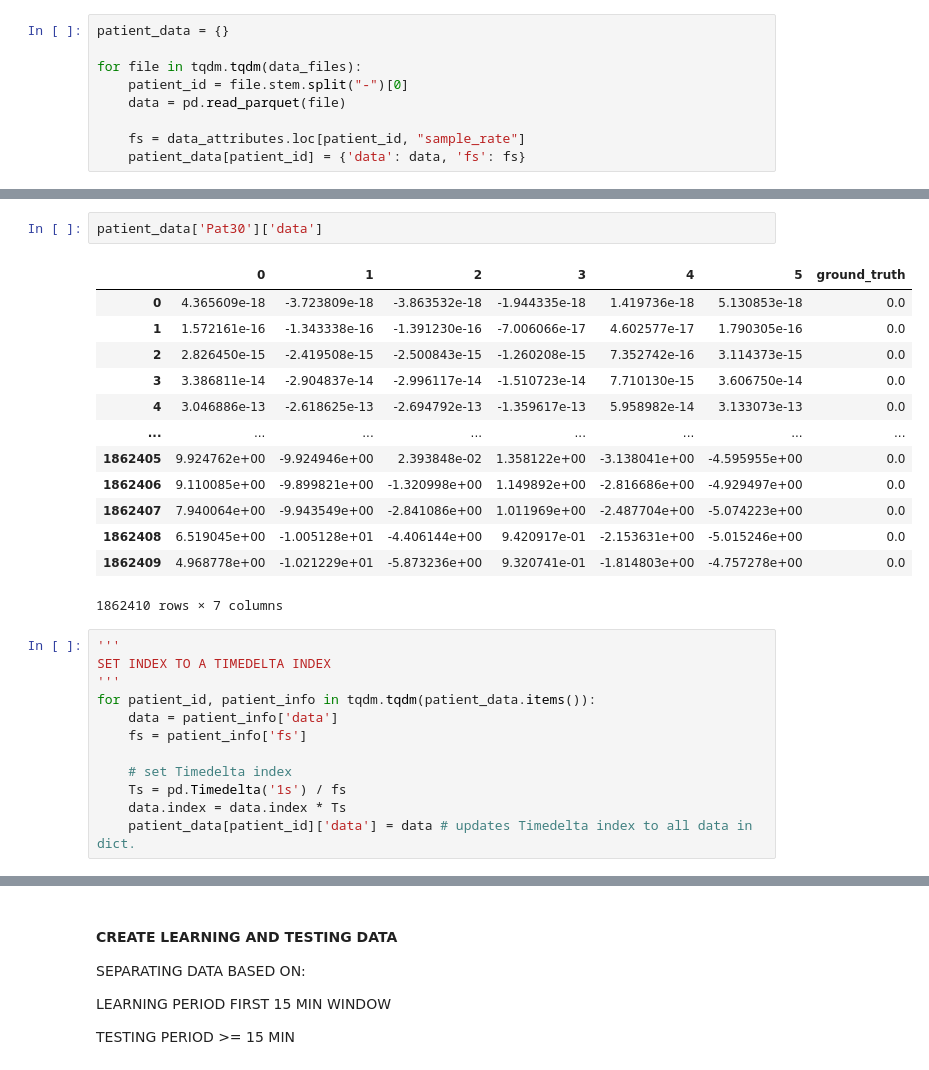
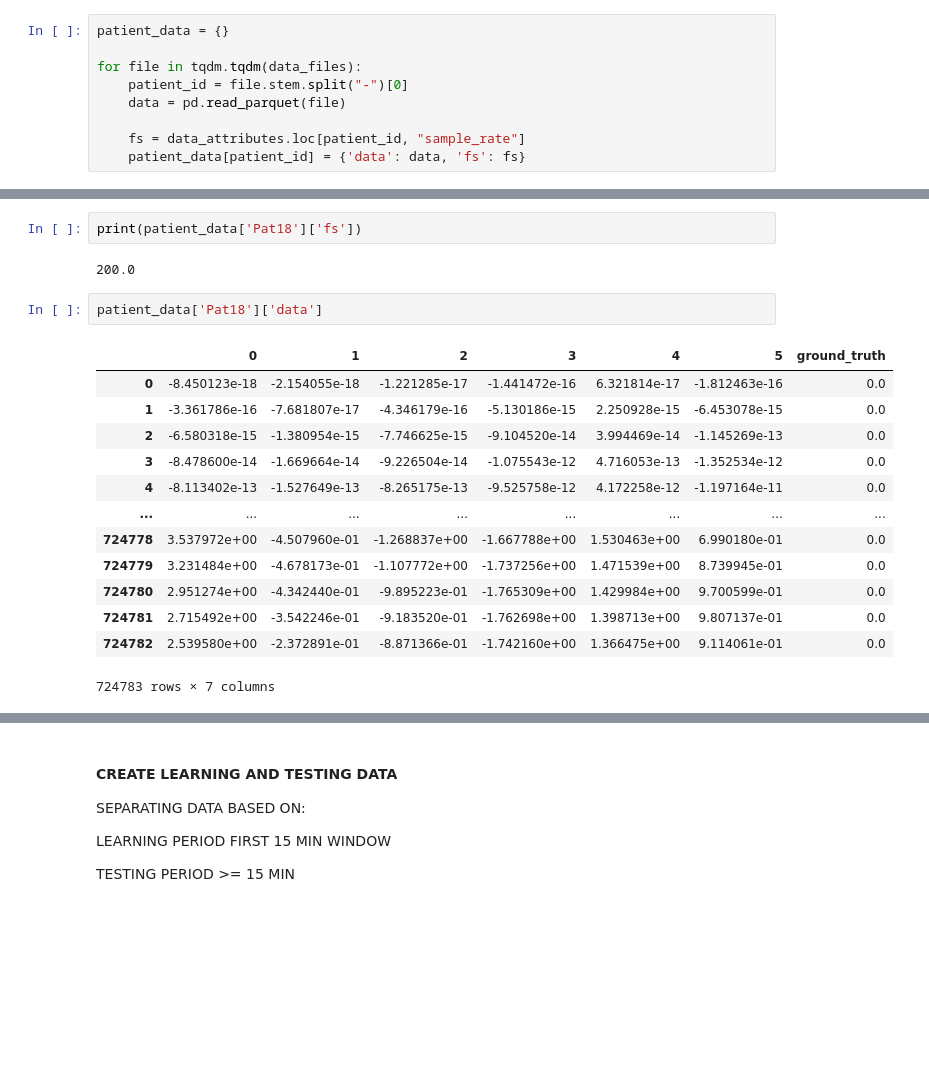
Before and after one commit to carzaga1/UnsuperDL-EEG-BSUPP, a Jupyter notebook: notebooks/01_clustering_algo_all.ipynb, the cells around one changed output, grey strips where cells are left out. Drawn from its saved outputs; the diff is of its cells as text; blank space fills up the shorter version.

```diff
--- a/notebooks/01_clustering_algo_all.ipynb
+++ b/notebooks/01_clustering_algo_all.ipynb
@@ -56,31 +54,23 @@ Pat27
 Pat28
 Pat29
 Pat30
+# %%
+print(patient_data['Pat18']['fs'])
+# %% [output]
+200.0
 # %%
-patient_data['Pat30']['data']
+patient_data['Pat18']['data']
 # %% [output]
 |  | 0 | 1 | 2 | 3 | 4 | 5 | ground_truth |
-| 0 | 4.365609e-18 | -3.723809e-18 | -3.863532e-18 | -1.944335e-18 | 1.419736e-18 | 5.130853e-18 | 0.0 |
-| 1 | 1.572161e-16 | -1.343338e-16 | -1.391230e-16 | -7.006066e-17 | 4.602577e-17 | 1.790305e-16 | 0.0 |
-| 2 | 2.826450e-15 | -2.419508e-15 | -2.500843e-15 | -1.260208e-15 | 7.352742e-16 | 3.114373e-15 | 0.0 |
-| 3 | 3.386811e-14 | -2.904837e-14 | -2.996117e-14 | -1.510723e-14 | 7.710130e-15 | 3.606750e-14 | 0.0 |
-| 4 | 3.046886e-13 | -2.618625e-13 | -2.694792e-13 | -1.359617e-13 | 5.958982e-14 | 3.133073e-13 | 0.0 |
+| 0 | -8.450123e-18 | -2.154055e-18 | -1.221285e-17 | -1.441472e-16 | 6.321814e-17 | -1.812463e-16 | 0.0 |
+| 1 | -3.361786e-16 | -7.681807e-17 | -4.346179e-16 | -5.130186e-15 | 2.250928e-15 | -6.453078e-15 | 0.0 |
+| 2 | -6.580318e-15 | -1.380954e-15 | -7.746625e-15 | -9.104520e-14 | 3.994469e-14 | -1.145269e-13 | 0.0 |
+| 3 | -8.478600e-14 | -1.669664e-14 | -9.226504e-14 | -1.075543e-12 | 4.716053e-13 | -1.352534e-12 | 0.0 |
+| 4 | -8.113402e-13 | -1.527649e-13 | -8.265175e-13 | -9.525758e-12 | 4.172258e-12 | -1.197164e-11 | 0.0 |
 | ... | ... | ... | ... | ... | ... | ... | ... |
-| 1862405 | 9.924762e+00 | -9.924946e+00 | 2.393848e-02 | 1.358122e+00 | -3.138041e+00 | -4.595955e+00 | 0.0 |
-| 1862406 | 9.110085e+00 | -9.899821e+00 | -1.320998e+00 | 1.149892e+00 | -2.816686e+00 | -4.929497e+00 | 0.0 |
-| 1862407 | 7.940064e+00 | -9.943549e+00 | -2.841086e+00 | 1.011969e+00 | -2.487704e+00 | -5.074223e+00 | 0.0 |
-| 1862408 | 6.519045e+00 | -1.005128e+01 | -4.406144e+00 | 9.420917e-01 | -2.153631e+00 | -5.015246e+00 | 0.0 |
-| 1862409 | 4.968778e+00 | -1.021229e+01 | -5.873236e+00 | 9.320741e-01 | -1.814803e+00 | -4.757278e+00 | 0.0 |
+| 724778 | 3.537972e+00 | -4.507960e-01 | -1.268837e+00 | -1.667788e+00 | 1.530463e+00 | 6.990180e-01 | 0.0 |
+| 724779 | 3.231484e+00 | -4.678173e-01 | -1.107772e+00 | -1.737256e+00 | 1.471539e+00 | 8.739945e-01 | 0.0 |
+| 724780 | 2.951274e+00 | -4.342440e-01 | -9.895223e-01 | -1.765309e+00 | 1.429984e+00 | 9.700599e-01 | 0.0 |
+| 724781 | 2.715492e+00 | -3.542246e-01 | -9.183520e-01 | -1.762698e+00 | 1.398713e+00 | 9.807137e-01 | 0.0 |
+| 724782 | 2.539580e+00 | -2.372891e-01 | -8.871366e-01 | -1.742160e+00 | 1.366475e+00 | 9.114061e-01 | 0.0 |
-1862410 rows × 7 columns
+724783 rows × 7 columns
-# %%
-'''
-SET INDEX TO A TIMEDELTA INDEX
-'''
-for patient_id, patient_info in tqdm.tqdm(patient_data.items()):
-    data = patient_info['data']
-    fs = patient_info['fs']
-
-    # set Timedelta index
-    Ts = pd.Timedelta('1s') / fs
-    data.index = data.index * Ts
-    patient_data[patient_id]['data'] = data # updates Timedelta index to all data in dict.
```
Also changed, not shown: parts of 7 cells of this notebook.
